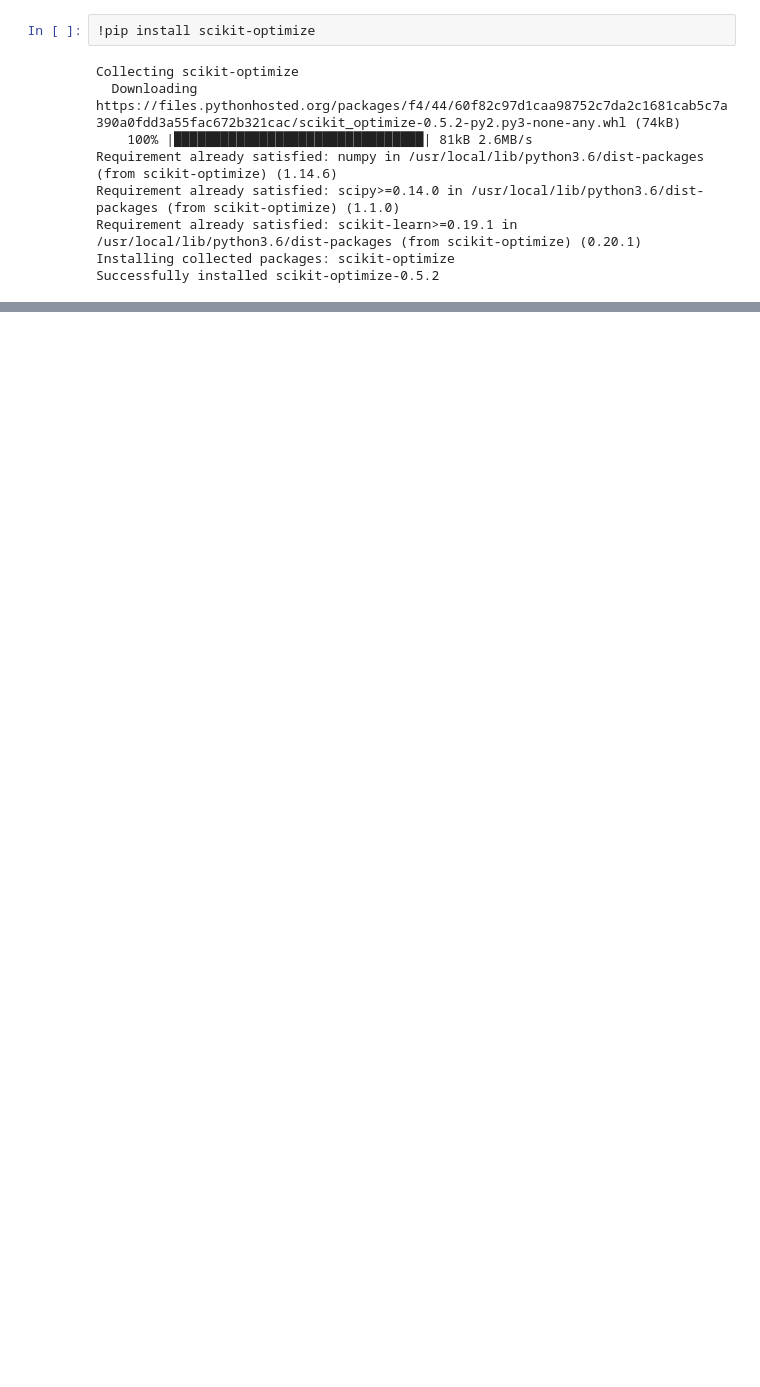
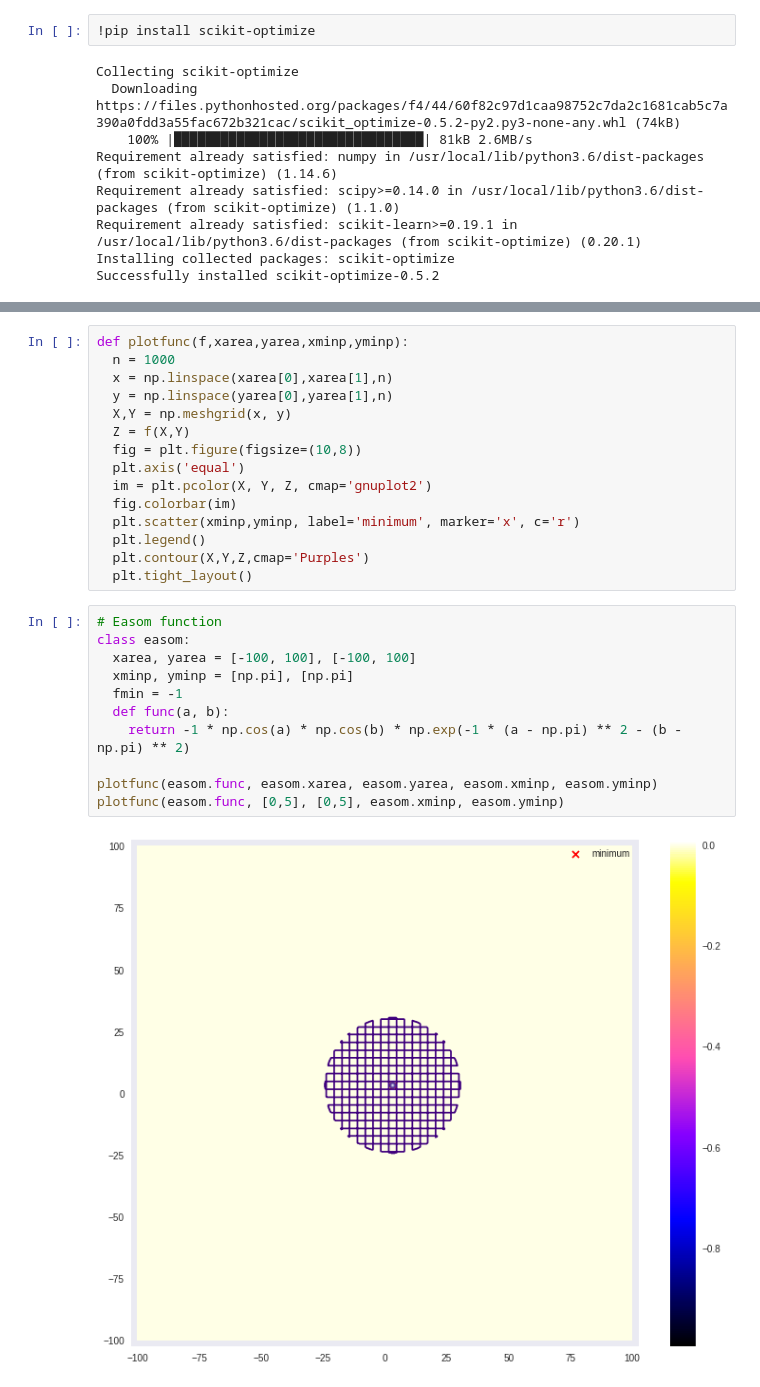
Before and after one commit to mesomesomeso14/optimization_bench, a Jupyter notebook: skopt_test.ipynb, the cells around one changed output, grey strips where cells are left out. Drawn from its saved outputs; the diff is of its cells as text; blank space fills up the shorter version.

```diff
--- a/skopt_test.ipynb
+++ b/skopt_test.ipynb
@@ -18,0 +24,28 @@ import skopt
+# %%
+def plotfunc(f,xarea,yarea,xminp,yminp):
+  n = 1000
+  x = np.linspace(xarea[0],xarea[1],n)
+  y = np.linspace(yarea[0],yarea[1],n)
+  X,Y = np.meshgrid(x, y)
+  Z = f(X,Y)
+  fig = plt.figure(figsize=(10,8))
+  plt.axis('equal')
+  im = plt.pcolor(X, Y, Z, cmap='gnuplot2')
+  fig.colorbar(im)
+  plt.scatter(xminp,yminp, label='minimum', marker='x', c='r')
+  plt.legend()
+  plt.contour(X,Y,Z,cmap='Purples')
+  plt.tight_layout()
+# %%
+# Easom function
+class easom:
+  xarea, yarea = [-100, 100], [-100, 100]
+  xminp, yminp = [np.pi], [np.pi]
+  fmin = -1
+  def func(a, b):
+    return -1 * np.cos(a) * np.cos(b) * np.exp(-1 * (a - np.pi) ** 2 - (b - np.pi) ** 2)
+
+plotfunc(easom.func, easom.xarea, easom.yarea, easom.xminp, easom.yminp)
+plotfunc(easom.func, [0,5], [0,5], easom.xminp, easom.yminp)
+# %% [output]
+[figure, added]
```
Also changed, not shown: parts of 5 cells of this notebook.
